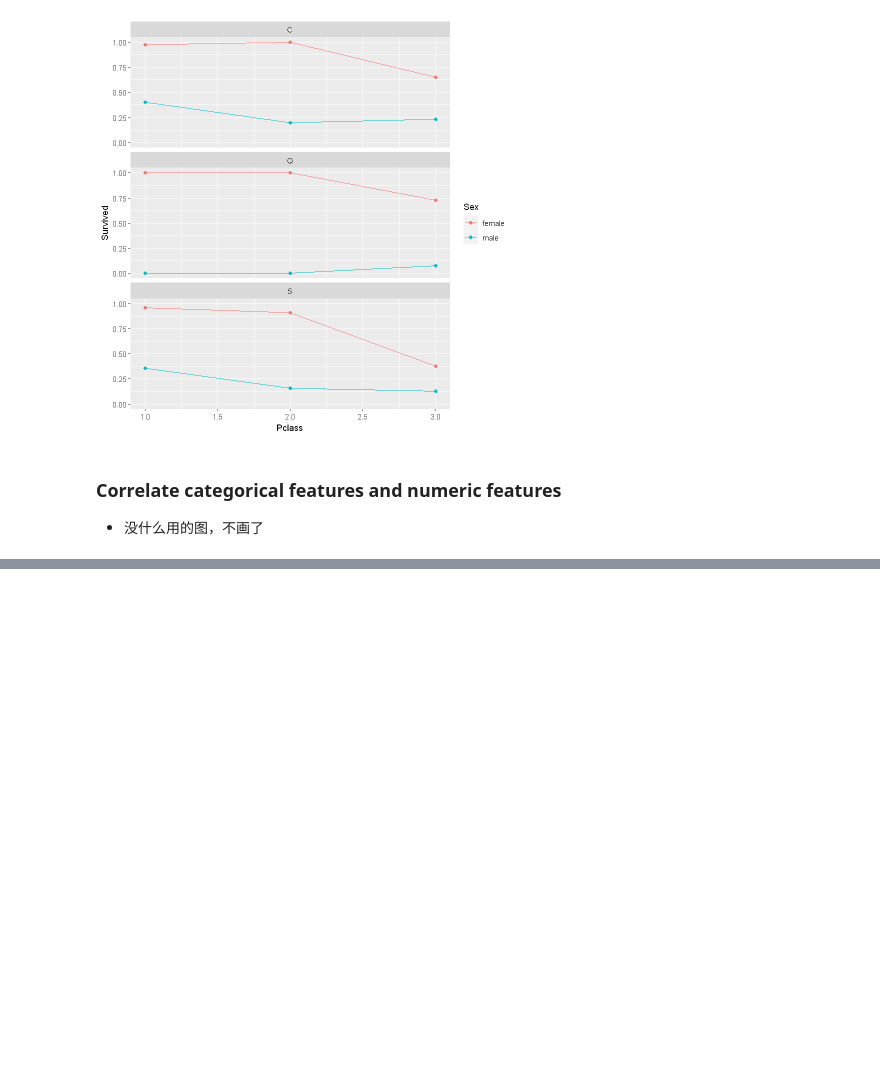
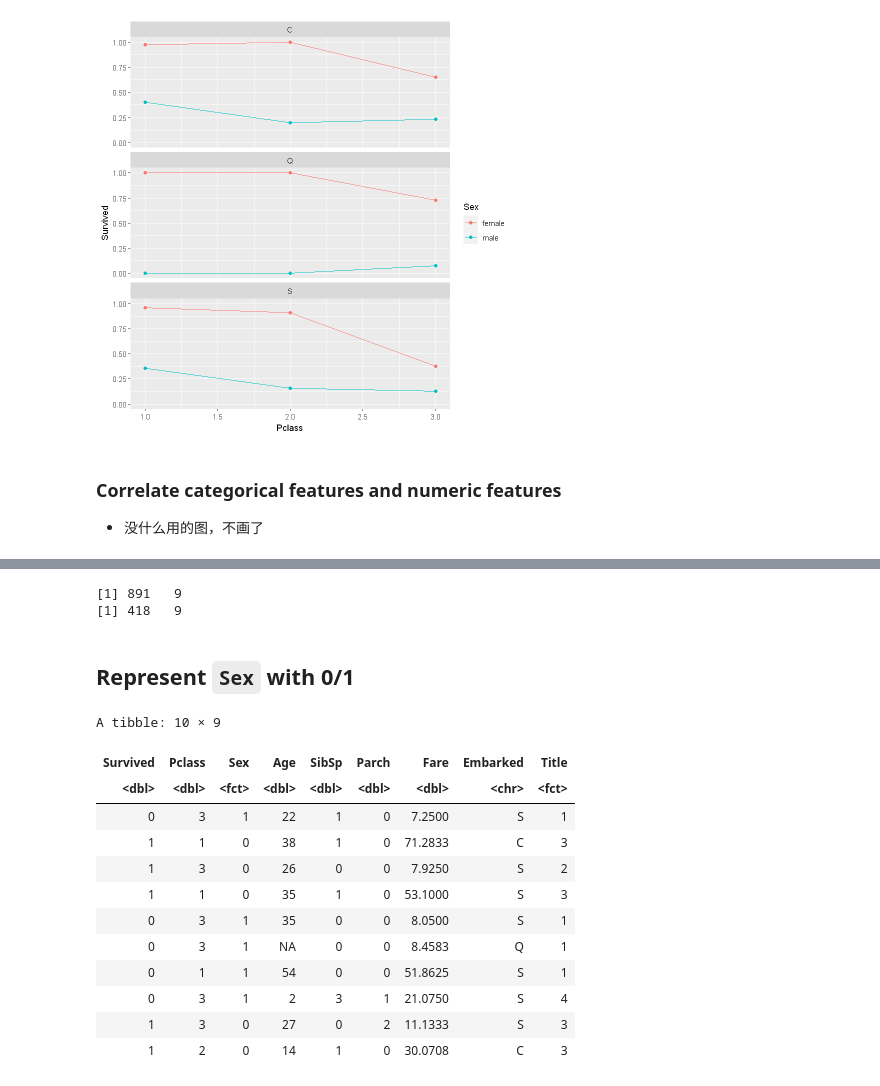
Before and after one commit to gli81/kaggle, a Jupyter notebook: Titanic-Machine-Learning-from-Disaster/titanicR.ipynb, the cells around one changed output, grey strips where cells are left out. Cells and saved outputs as stored; diff of their text form; code cells hidden in the pictures; blank space fills up the shorter version.

```diff
--- a/Titanic-Machine-Learning-from-Disaster/titanicR.ipynb
+++ b/Titanic-Machine-Learning-from-Disaster/titanicR.ipynb
@@ -331,0 +338,12 @@ A tibble: 5 × 2
+# %%
+## convert categorical Title into ordinal
+for (i in seq_along(combined)) {
+    combined[[i]] <- combined[[i]] %>%
+        mutate(Title = recode(Title, "Mr."="1", "Miss."="2",
+                                     "Mrs."="3", "Master."="4",
+                                     "Rare."="5"))
+    combined[[i]]$Title[is.na(combined[[i]]$Title)]  <-  0
+    combined[[i]]$Title <- as.factor(combined[[i]]$Title)
+}
+train_data = combined[[1]]
+test_data = combined[[2]]
@@ -331,0 +383,34 @@ A tibble: 5 × 2
+# %%
+train_data <- train_data %>% select(-Name, -PassengerId)
+test_data <- test_data %>% select(-Name)
+combined = list(train_data, test_data)
+print(dim(train_data))
+print(dim(test_data))
+# %% [output]
+[1] 891   9
+[1] 418   9
+# %% [markdown]
+## Represent `Sex` with 0/1
+# %%
+for (i in seq_along(combined)) {
+    combined[[i]] <- combined[[i]] %>%
+        mutate(Sex = recode(Sex, female='0', male='1'))
+#         combined[[i]]$Sex[is.na(combined[[i]]$Sex)]  <-  0
+        combined[[i]]$Sex <- as.factor(combined[[i]]$Sex)
+}
+
+head(combined[[1]], n=10)
+# %% [output]
+A tibble: 10 × 9
+| Survived | Pclass | Sex | Age | SibSp | Parch | Fare | Embarked | Title |
+| <dbl> | <dbl> | <fct> | <dbl> | <dbl> | <dbl> | <dbl> | <chr> | <fct> |
+| 0 | 3 | 1 | 22 | 1 | 0 | 7.2500 | S | 1 |
+| 1 | 1 | 0 | 38 | 1 | 0 | 71.2833 | C | 3 |
+| 1 | 3 | 0 | 26 | 0 | 0 | 7.9250 | S | 2 |
+| 1 | 1 | 0 | 35 | 1 | 0 | 53.1000 | S | 3 |
+| 0 | 3 | 1 | 35 | 0 | 0 | 8.0500 | S | 1 |
+| 0 | 3 | 1 | NA | 0 | 0 | 8.4583 | Q | 1 |
+| 0 | 1 | 1 | 54 | 0 | 0 | 51.8625 | S | 1 |
+| 0 | 3 | 1 | 2 | 3 | 1 | 21.0750 | S | 4 |
+| 1 | 3 | 0 | 27 | 0 | 2 | 11.1333 | S | 3 |
+| 1 | 2 | 0 | 14 | 1 | 0 | 30.0708 | C | 3 |
```
Also changed, not shown: parts of 24 cells of this notebook.
